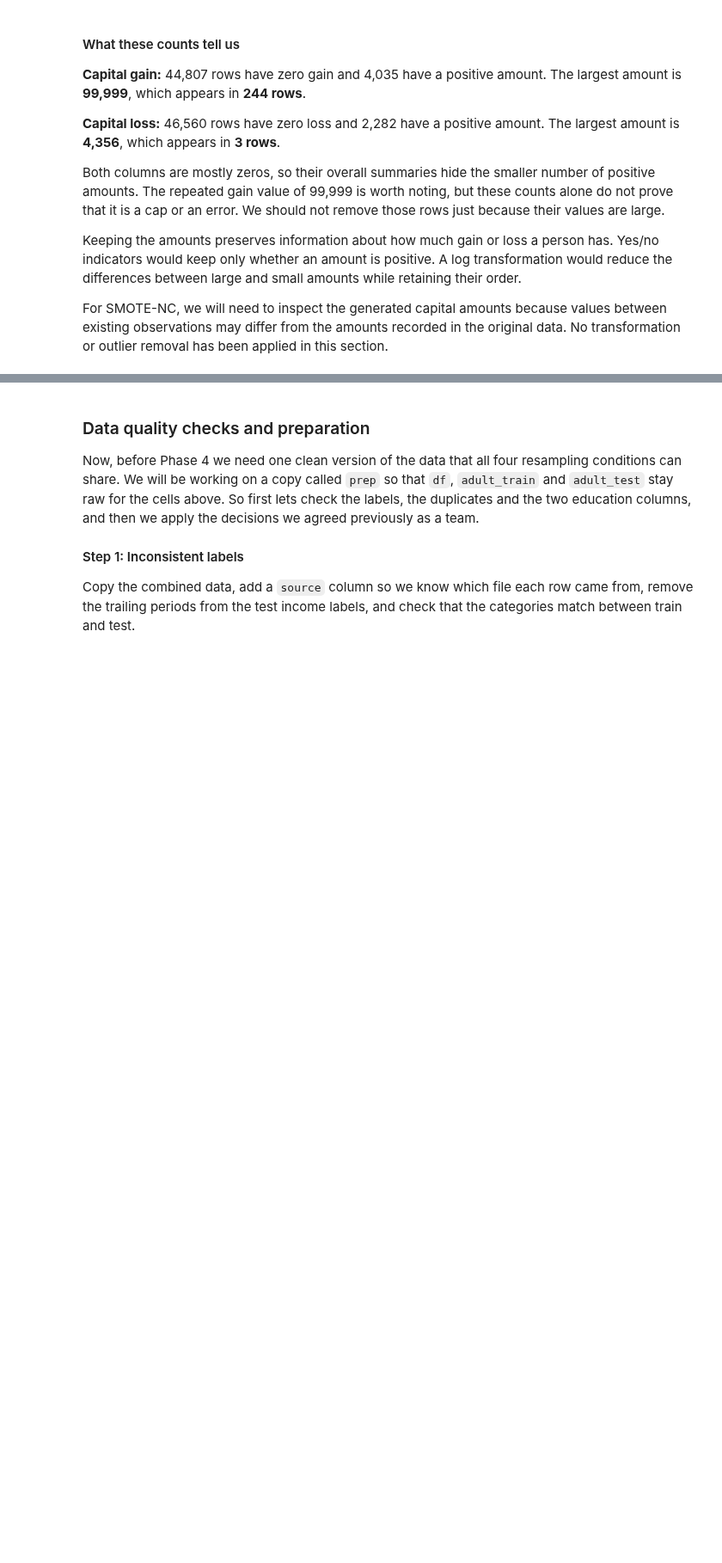
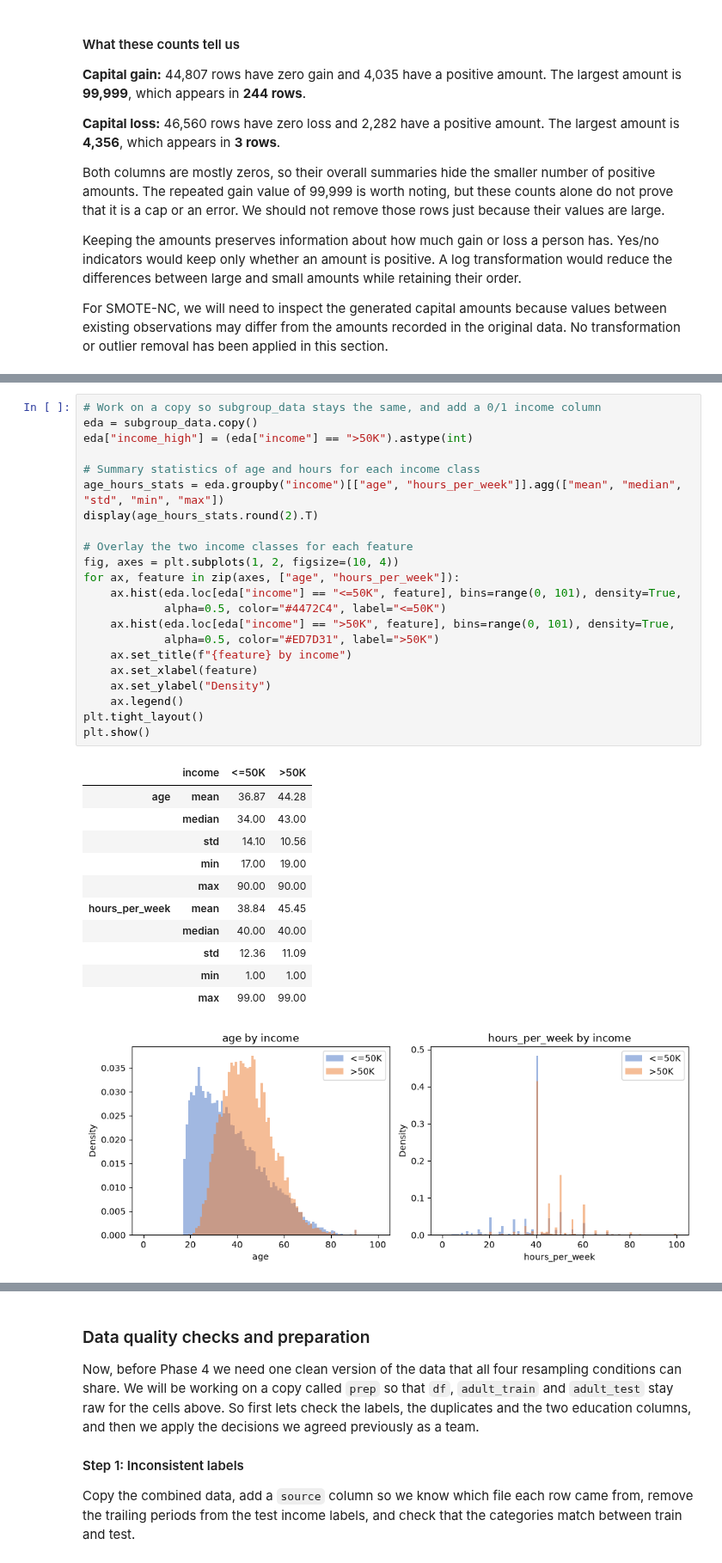
Before and after one commit to jessicabrinegar/data-mining-project, a Jupyter notebook: Phase3_EDA_Brinegar.ipynb, the cells around one changed output, grey strips where cells are left out. Shown at 86% size. Cells and saved outputs as stored; diff of their text form; blank space fills up the shorter version.

```diff
--- a/Phase3_EDA_Brinegar.ipynb
+++ b/Phase3_EDA_Brinegar.ipynb
@@ -440,0 +449,35 @@ For SMOTE-NC, we will need to inspect the generated capital amounts because valu
+# %%
+# Work on a copy so subgroup_data stays the same, and add a 0/1 income column
+eda = subgroup_data.copy()
+eda["income_high"] = (eda["income"] == ">50K").astype(int)
+
+# Summary statistics of age and hours for each income class
+age_hours_stats = eda.groupby("income")[["age", "hours_per_week"]].agg(["mean", "median", "std", "min", "max"])
+display(age_hours_stats.round(2).T)
+
+# Overlay the two income classes for each feature
+fig, axes = plt.subplots(1, 2, figsize=(10, 4))
+for ax, feature in zip(axes, ["age", "hours_per_week"]):
+    ax.hist(eda.loc[eda["income"] == "<=50K", feature], bins=range(0, 101), density=True,
+            alpha=0.5, color="#4472C4", label="<=50K")
+    ax.hist(eda.loc[eda["income"] == ">50K", feature], bins=range(0, 101), density=True,
+            alpha=0.5, color="#ED7D31", label=">50K")
+    ax.set_title(f"{feature} by income")
+    ax.set_xlabel(feature)
+    ax.set_ylabel("Density")
+    ax.legend()
+plt.tight_layout()
+plt.show()
+# %% [output]
+|  | income | <=50K | >50K |
+| age | mean | 36.87 | 44.28 |
+|  | median | 34.00 | 43.00 |
+|  | std | 14.10 | 10.56 |
+|  | min | 17.00 | 19.00 |
+|  | max | 90.00 | 90.00 |
+| hours_per_week | mean | 38.84 | 45.45 |
+|  | median | 40.00 | 40.00 |
+|  | std | 12.36 | 11.09 |
+|  | min | 1.00 | 1.00 |
+|  | max | 99.00 | 99.00 |
+[figure, added]
```
Also changed, not shown: parts of 17 cells of this notebook.
